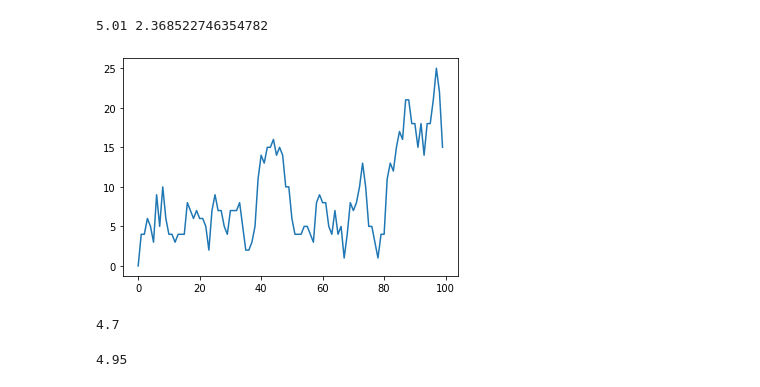
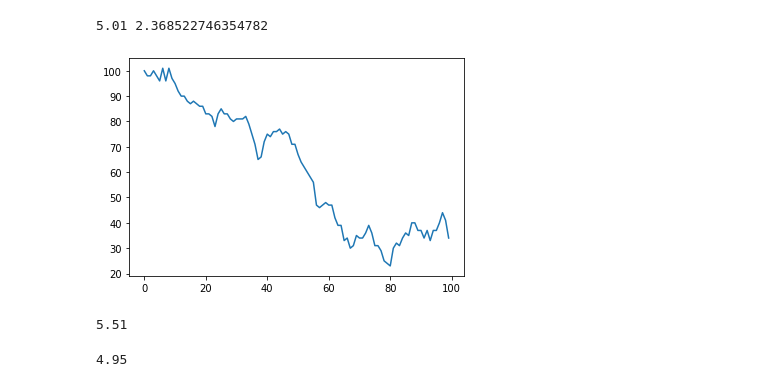
Before and after one commit to wouterandringa/queues_simulations, a Jupyter notebook: notebooks/tutorial_2.ipynb, the cells around one changed output. Cells and saved outputs as stored; diff of their text form; code cells hidden in the pictures.

```diff
--- a/notebooks/tutorial_2.ipynb
+++ b/notebooks/tutorial_2.ipynb
@@ -41,20 +41,20 @@ experiment_1()
 5.01 2.368522746354782
 # %%
 def experiment_2():
-    labda, mu, q0, N = 5, 6, 0, 100
+    labda, mu, q0, N = 5, 6, 100, 100
     a = poisson(labda).rvs(N)
     s = poisson(mu).rvs(N)
     Q, d = compute_Q_d(a, s, q0)
 
     plt.plot(Q)
     plt.show()
     print(d.mean())
 
 
 experiment_2()
 # %% [output]
-[figure, old version]
+[figure, new version]
-4.7
+5.51
 # %%
 def cdf(a):
     y = range(1, len(a) + 1)
```
Also changed, not shown: parts of 7 cells of this notebook, 2 other files.
